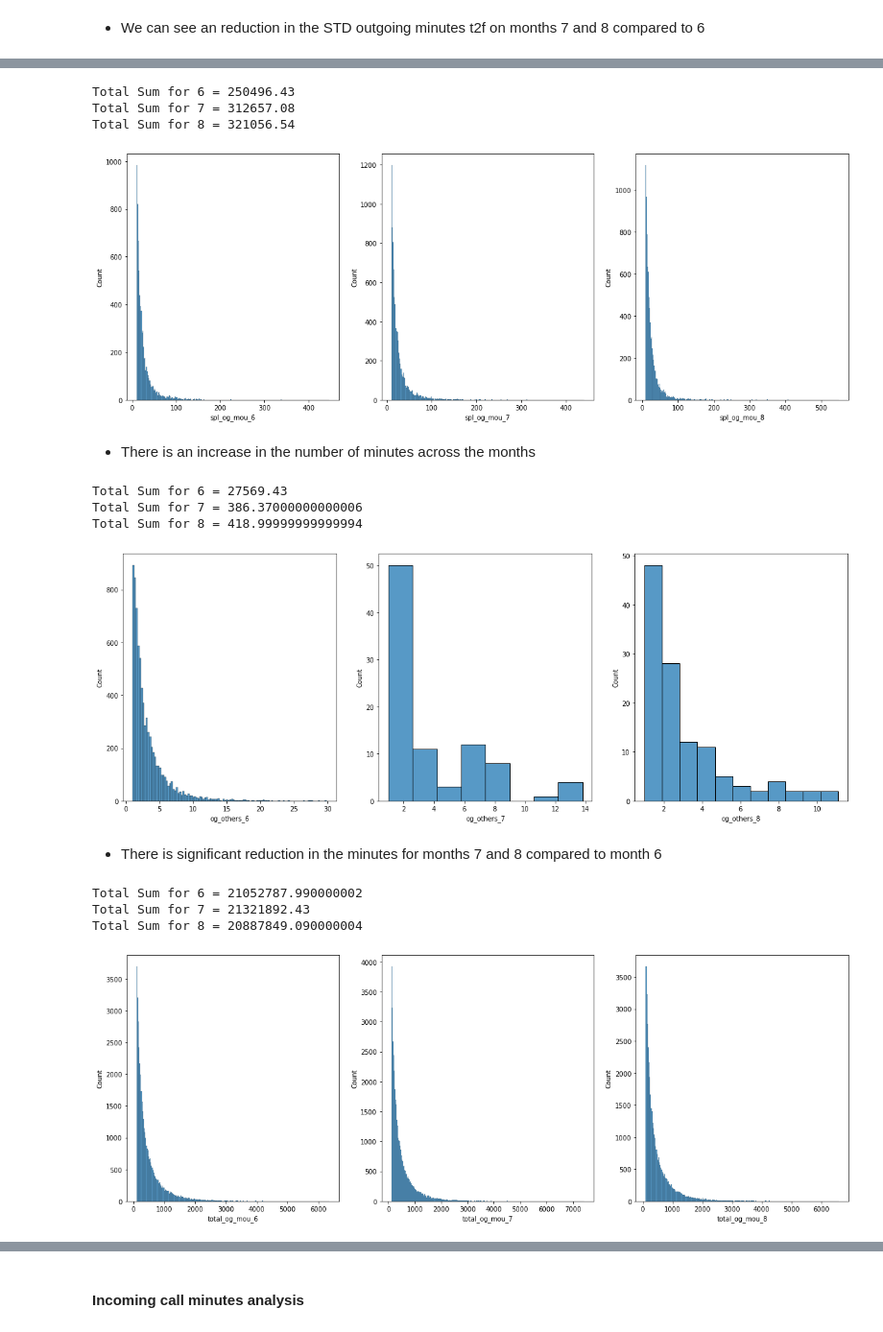
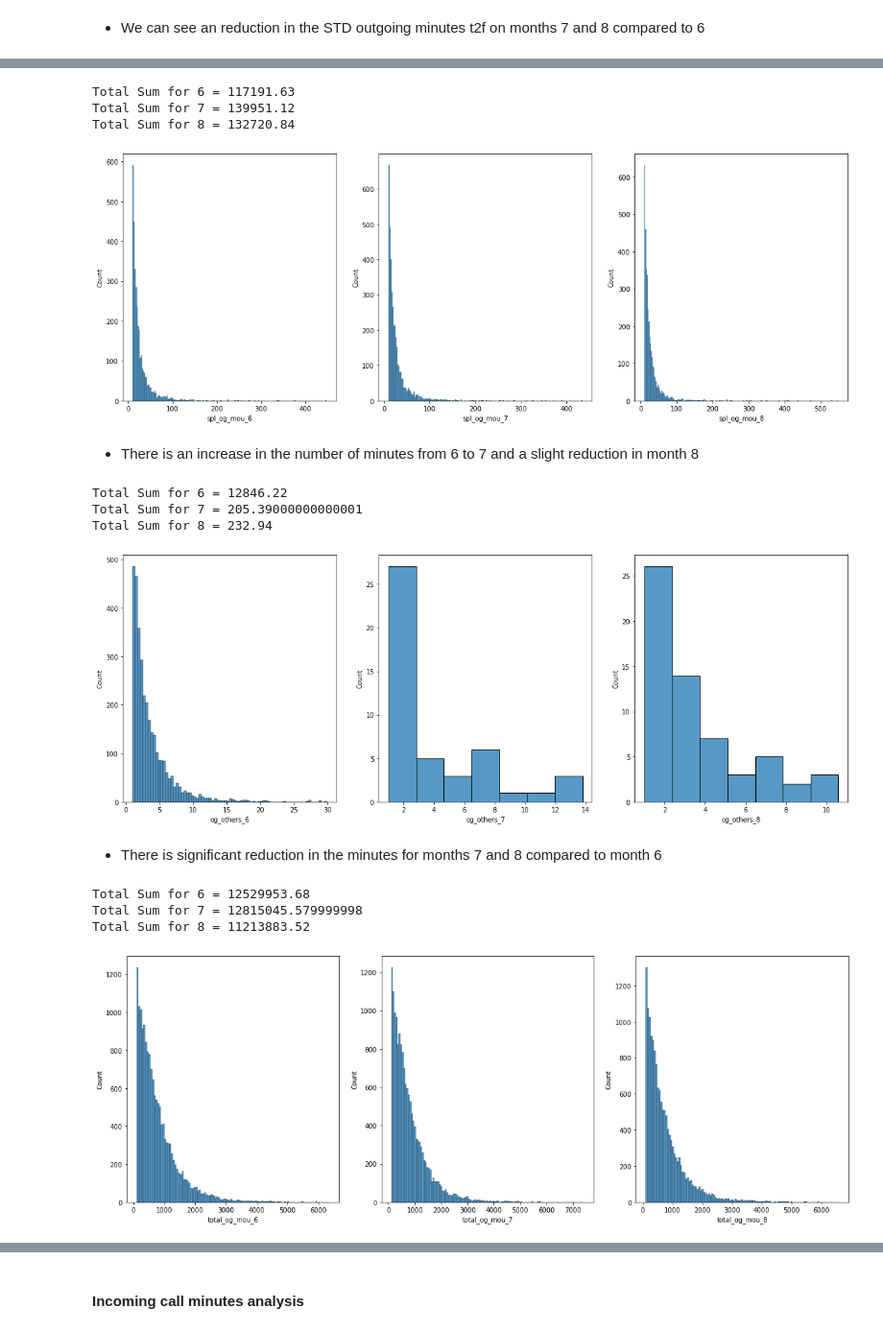
Before and after one commit to vighu0710/TelecomChurnPrediction, a Jupyter notebook: Telecom churn prediction.ipynb, the cells around one changed output, grey strips where cells are left out. Shown at 96% size. Drawn from its saved outputs; the diff is of its cells as text; code cells hidden in the pictures.

```diff
--- a/Telecom churn prediction.ipynb
+++ b/Telecom churn prediction.ipynb
@@ -299,0 +306,7 @@ memory usage: 84.4+ MB
+# %%
+# calculate total recharge amount for June and July --> call recharge amount + data recharge amount
+Telecom_df['amt_data_6'] = Telecom_df.total_rech_amt_6 + Telecom_df.total_data_rech_6
+Telecom_df['amt_data_7'] = Telecom_df.total_rech_amt_7 + Telecom_df.total_data_rech_7
+# %%
+# calculate average recharge done by customer in June and July
+Telecom_df['av_amt_data_6_7'] = (Telecom_df.amt_data_6 + Telecom_df.amt_data_7)/2
@@ -299,0 +318,5 @@ memory usage: 84.4+ MB
+# %%
+# retain only those customers who have recharged their mobiles with more than or equal to 70th percentile amount
+Telecom_df_filtered = Telecom_df.loc[Telecom_df.av_amt_data_6_7 >= Telecom_df.av_amt_data_6_7.quantile(0.7), :]
+Telecom_df_filtered = Telecom_df_filtered.reset_index(drop=True)
+Telecom_df_filtered.shape
@@ -299,0 +325,5 @@ memory usage: 84.4+ MB
+# %%
+# delete variables created to filter high-value customers
+Telecom_df_filtered = Telecom_df_filtered.drop(['total_data_rech_6', 'total_data_rech_7',
+                                      'amt_data_6', 'amt_data_7', 'av_amt_data_6_7'], axis=1)
+Telecom_df_filtered.shape
@@ -839,56 +880,56 @@ Total Sum for 8 = 41563.7
 # spl_og_mou greater than 10, as below that the values are same across the months
 
 fig, axs = plt.subplots(1,3,figsize=(20,7))
-sns.histplot(Telecom_df[Telecom_df['spl_og_mou_6']>=10.0]['spl_og_mou_6'],ax=axs[0])
-sns.histplot(Telecom_df[Telecom_df['spl_og_mou_7']>=10.0]['spl_og_mou_7'],ax=axs[1])
-sns.histplot(Telecom_df[Telecom_df['spl_og_mou_8']>=10.0]['spl_og_mou_8'],ax=axs[2])
+sns.histplot(Telecom_df_filtered[Telecom_df_filtered['spl_og_mou_6']>=10.0]['spl_og_mou_6'],ax=axs[0])
+sns.histplot(Telecom_df_filtered[Telecom_df_filtered['spl_og_mou_7']>=10.0]['spl_og_mou_7'],ax=axs[1])
+sns.histplot(Telecom_df_filtered[Telecom_df_filtered['spl_og_mou_8']>=10.0]['spl_og_mou_8'],ax=axs[2])
 fig.show()
 
-print('Total Sum for 6 = {0}'.format(Telecom_df['spl_og_mou_6'].sum()))
-print('Total Sum for 7 = {0}'.format(Telecom_df['spl_og_mou_7'].sum()))
-print('Total Sum for 8 = {0}'.format(Telecom_df['spl_og_mou_8'].sum()))
+print('Total Sum for 6 = {0}'.format(Telecom_df_filtered['spl_og_mou_6'].sum()))
+print('Total Sum for 7 = {0}'.format(Telecom_df_filtered['spl_og_mou_7'].sum()))
+print('Total Sum for 8 = {0}'.format(Telecom_df_filtered['spl_og_mou_8'].sum()))
 # %% [output]
-Total Sum for 6 = 250496.43
-Total Sum for 7 = 312657.08
-Total Sum for 8 = 321056.54
+Total Sum for 6 = 117191.63
+Total Sum for 7 = 139951.12
+Total Sum for 8 = 132720.84
-[figure, old version]
+[figure, new version]
 # %% [markdown]
-- There is an increase in the number of minutes across the months
+- There is an increase in the number of minutes from 6 to 7 and a slight reduction in month 8
 # %%
 # og_others greater than 1, as below that the values are same across the months
 
 fig, axs = plt.subplots(1,3,figsize=(20,7))
-sns.histplot(Telecom_df[Telecom_df['og_others_6']>=1.0]['og_others_6'],ax=axs[0])
-sns.histplot(Telecom_df[Telecom_df['og_others_7']>=1.0]['og_others_7'],ax=axs[1])
-sns.histplot(Telecom_df[Telecom_df['og_others_8']>=1.0]['og_others_8'],ax=axs[2])
+sns.histplot(Telecom_df_filtered[Telecom_df_filtered['og_others_6']>=1.0]['og_others_6'],ax=axs[0])
+sns.histplot(Telecom_df_filtered[Telecom_df_filtered['og_others_7']>=1.0]['og_others_7'],ax=axs[1])
+sns.histplot(Telecom_df_filtered[Telecom_df_filtered['og_others_8']>=1.0]['og_others_8'],ax=axs[2])
 fig.show()
 
-print('Total Sum for 6 = {0}'.format(Telecom_df['og_others_6'].sum()))
-print('Total Sum for 7 = {0}'.format(Telecom_df['og_others_7'].sum()))
-print('Total Sum for 8 = {0}'.format(Telecom_df['og_others_8'].sum()))
+print('Total Sum for 6 = {0}'.format(Telecom_df_filtered['og_others_6'].sum()))
+print('Total Sum for 7 = {0}'.format(Telecom_df_filtered['og_others_7'].sum()))
+print('Total Sum for 8 = {0}'.format(Telecom_df_filtered['og_others_8'].sum()))
 # %% [output]
-Total Sum for 6 = 27569.43
-Total Sum for 7 = 386.37000000000006
-Total Sum for 8 = 418.99999999999994
+Total Sum for 6 = 12846.22
+Total Sum for 7 = 205.39000000000001
+Total Sum for 8 = 232.94
-[figure, old version]
+[figure, new version]
 # %% [markdown]
 - There is significant reduction in the minutes for months 7 and 8 compared to month 6
 # %%
 # total_og_mou greater than 100, as below that the values are same across the months
 
 fig, axs = plt.subplots(1,3,figsize=(20,7))
-sns.histplot(Telecom_df[Telecom_df['total_og_mou_6']>=100.0]['total_og_mou_6'],ax=axs[0])
-sns.histplot(Telecom_df[Telecom_df['total_og_mou_7']>=100.0]['total_og_mou_7'],ax=axs[1])
-sns.histplot(Telecom_df[Telecom_df['total_og_mou_8']>=100.0]['total_og_mou_8'],ax=axs[2])
+sns.histplot(Telecom_df_filtered[Telecom_df_filtered['total_og_mou_6']>=100.0]['total_og_mou_6'],ax=axs[0])
+sns.histplot(Telecom_df_filtered[Telecom_df_filtered['total_og_mou_7']>=100.0]['total_og_mou_7'],ax=axs[1])
+sns.histplot(Telecom_df_filtered[Telecom_df_filtered['total_og_mou_8']>=100.0]['total_og_mou_8'],ax=axs[2])
 fig.show()
 
 
-print('Total Sum for 6 = {0}'.format(Telecom_df['total_og_mou_6'].sum()))
-print('Total Sum for 7 = {0}'.format(Telecom_df['total_og_mou_7'].sum()))
-print('Total Sum for 8 = {0}'.format(Telecom_df['total_og_mou_8'].sum()))
+print('Total Sum for 6 = {0}'.format(Telecom_df_filtered['total_og_mou_6'].sum()))
+print('Total Sum for 7 = {0}'.format(Telecom_df_filtered['total_og_mou_7'].sum()))
+print('Total Sum for 8 = {0}'.format(Telecom_df_filtered['total_og_mou_8'].sum()))
 # %% [output]
-Total Sum for 6 = 21052787.990000002
-Total Sum for 7 = 21321892.43
-Total Sum for 8 = 20887849.090000004
+Total Sum for 6 = 12529953.68
+Total Sum for 7 = 12815045.579999998
+Total Sum for 8 = 11213883.52
-[figure, old version]
+[figure, new version]
 # %% [markdown]
```
Also changed, not shown: parts of 114 cells of this notebook.
